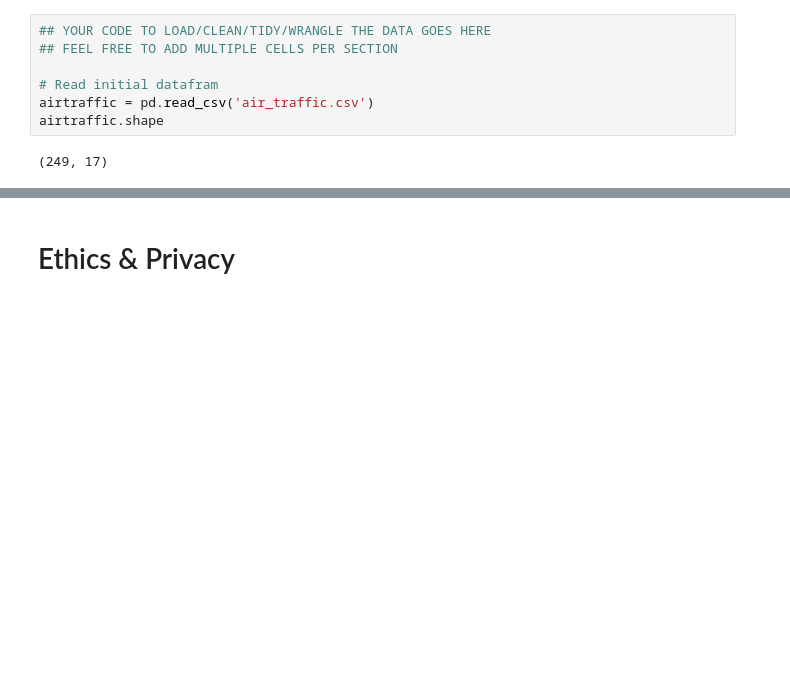
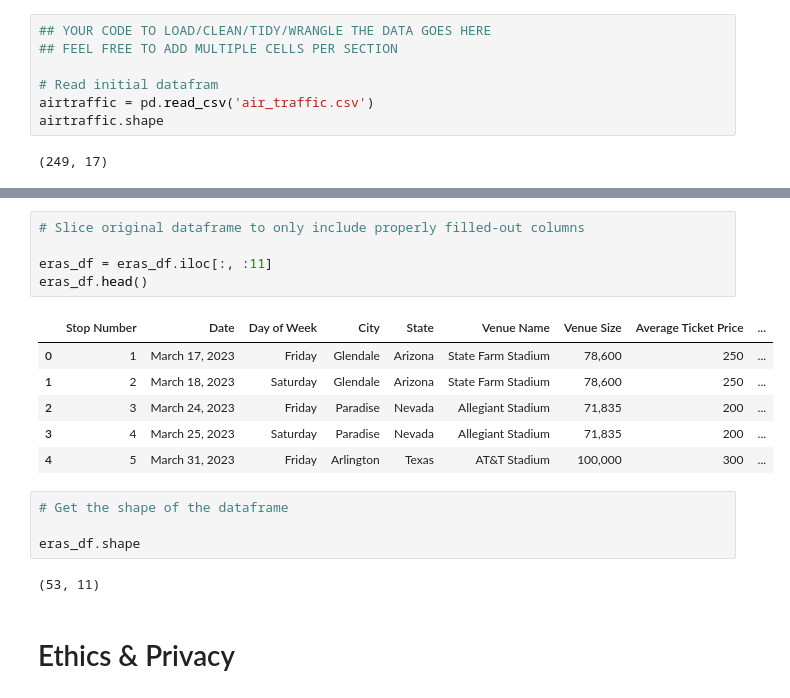
Before and after one commit to AnikAlam/AnikAlam_COGS108_EDA, a Jupyter notebook: DataCheckpoint_groupXXX.ipynb, the cells around one changed output, grey strips where cells are left out. Saved outputs shown, nothing was run; the diff lists cells and outputs as text; blank space fills up the shorter version.

```diff
--- a/DataCheckpoint_groupXXX.ipynb
+++ b/DataCheckpoint_groupXXX.ipynb
@@ -173,3 +218,21 @@ post_eras
+# %%
+# Slice original dataframe to only include properly filled-out columns
+
+eras_df = eras_df.iloc[:, :11]
+eras_df.head()
+# %% [output]
+|  | Stop Number | Date | Day of Week | City | State | Venue Name | Venue Size | Average Ticket Price | ... |
+| 0 | 1 | March 17, 2023 | Friday | Glendale | Arizona | State Farm Stadium | 78,600 | 250 | ... |
+| 1 | 2 | March 18, 2023 | Saturday | Glendale | Arizona | State Farm Stadium | 78,600 | 250 | ... |
+| 2 | 3 | March 24, 2023 | Friday | Paradise | Nevada | Allegiant Stadium | 71,835 | 200 | ... |
+| 3 | 4 | March 25, 2023 | Saturday | Paradise | Nevada | Allegiant Stadium | 71,835 | 200 | ... |
+| 4 | 5 | March 31, 2023 | Friday | Arlington | Texas | AT&T Stadium | 100,000 | 300 | ... |
+# %%
+# Get the shape of the dataframe
+
+eras_df.shape
+# %% [output]
+(53, 11)
 # %% [markdown]
 # Ethics & Privacy
 # %% [markdown]
```
Also changed, not shown: parts of 4 cells of this notebook, 1 other file.
